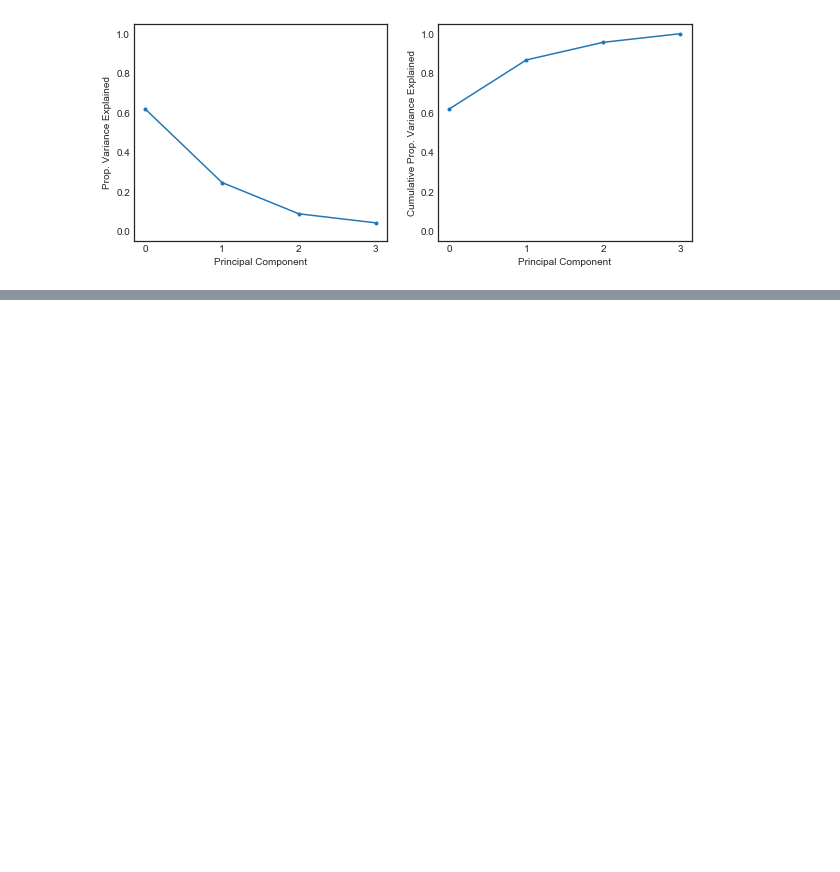
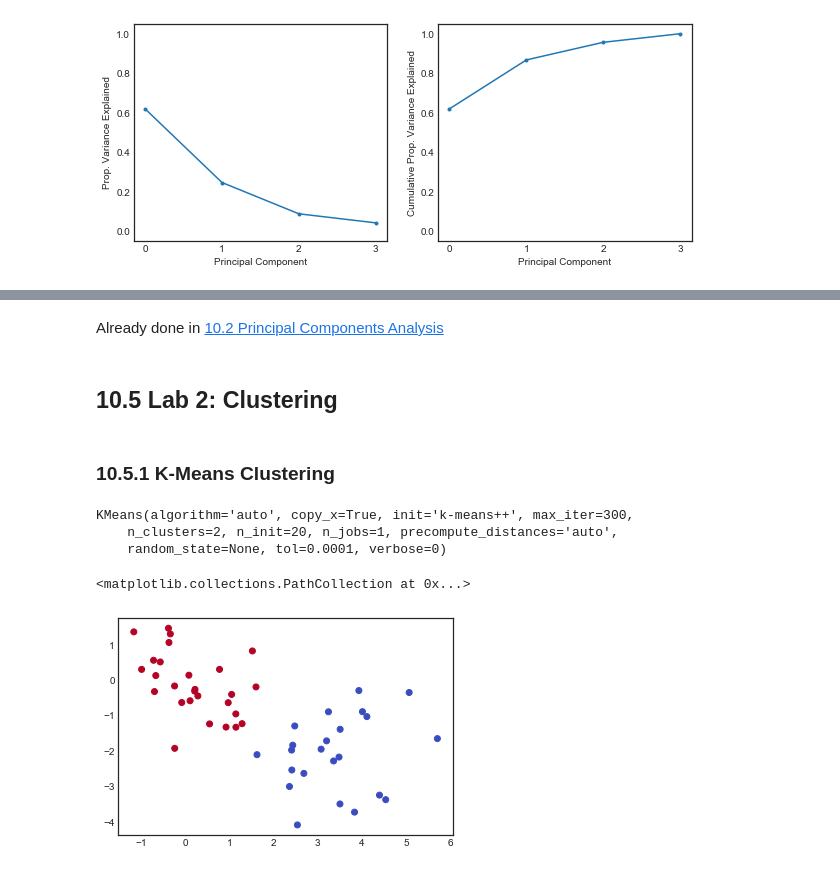
Before and after one commit to pedvide/ISLR_Python, a Jupyter notebook: Chapter10_Unsupervised_Learning.ipynb, the cells around one changed output, grey strips where cells are left out. Saved outputs shown, nothing was run; the diff lists cells and outputs as text; code cells hidden in the pictures; blank space fills up the shorter version.

Commit message:
lab 2 clustering: k-means

```diff
--- a/Chapter10_Unsupervised_Learning.ipynb
+++ b/Chapter10_Unsupervised_Learning.ipynb
@@ -94,0 +106,23 @@ for ax in (ax1, ax2):
+# %% [markdown]
+Already done in [10.2 Principal Components Analysis](#10.2-Principal-Components-Analysis)
+# %% [markdown]
+## 10.5 Lab 2: Clustering
+# %% [markdown]
+### 10.5.1 K-Means Clustering
+# %%
+# generate random data
+X = np.random.normal(size=(50,2))
+X[:25, 0] += 3
+X[:25, 1] -= 2
+# %%
+kmeans = KMeans(n_clusters=2, n_init=20)
+kmeans.fit(X)
+# %% [output]
+KMeans(algorithm='auto', copy_x=True, init='k-means++', max_iter=300,
+    n_clusters=2, n_init=20, n_jobs=1, precompute_distances='auto',
+    random_state=None, tol=0.0001, verbose=0)
+# %%
+plt.scatter(X[:,0], X[:,1], c=kmeans.labels_, cmap=plt.get_cmap('coolwarm'))
+# %% [output]
+<matplotlib.collections.PathCollection at 0x...>
+[figure, added]
```
Also changed, not shown: parts of 5 cells of this notebook.
